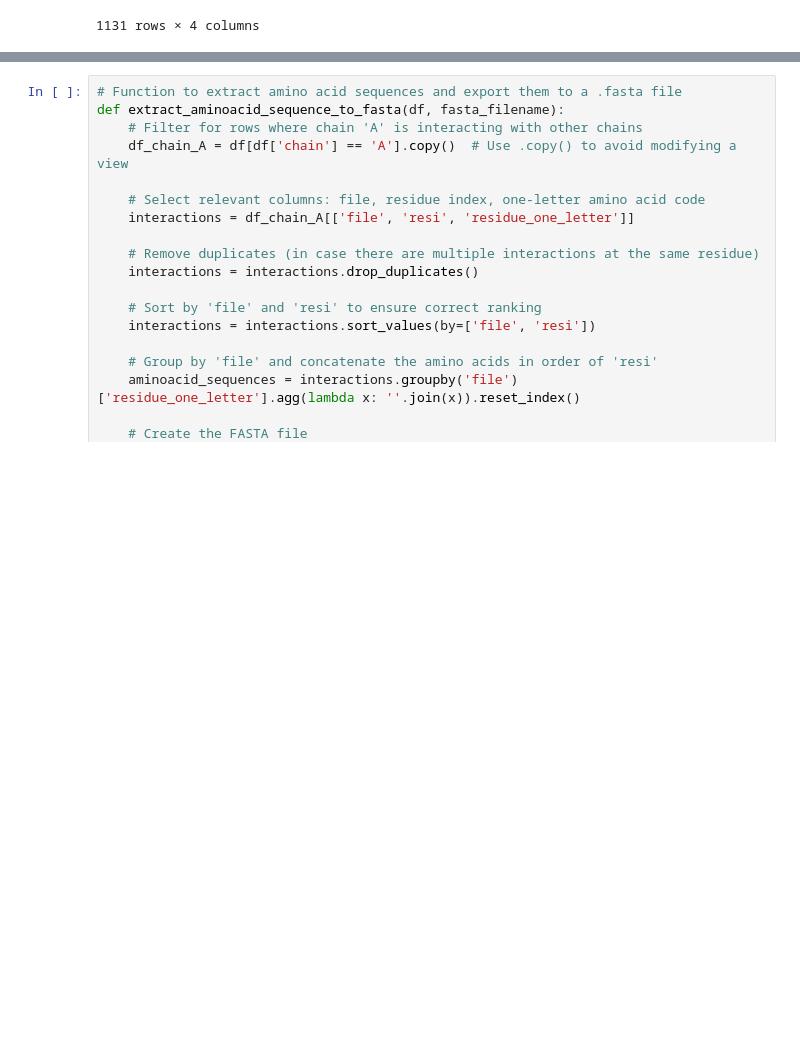
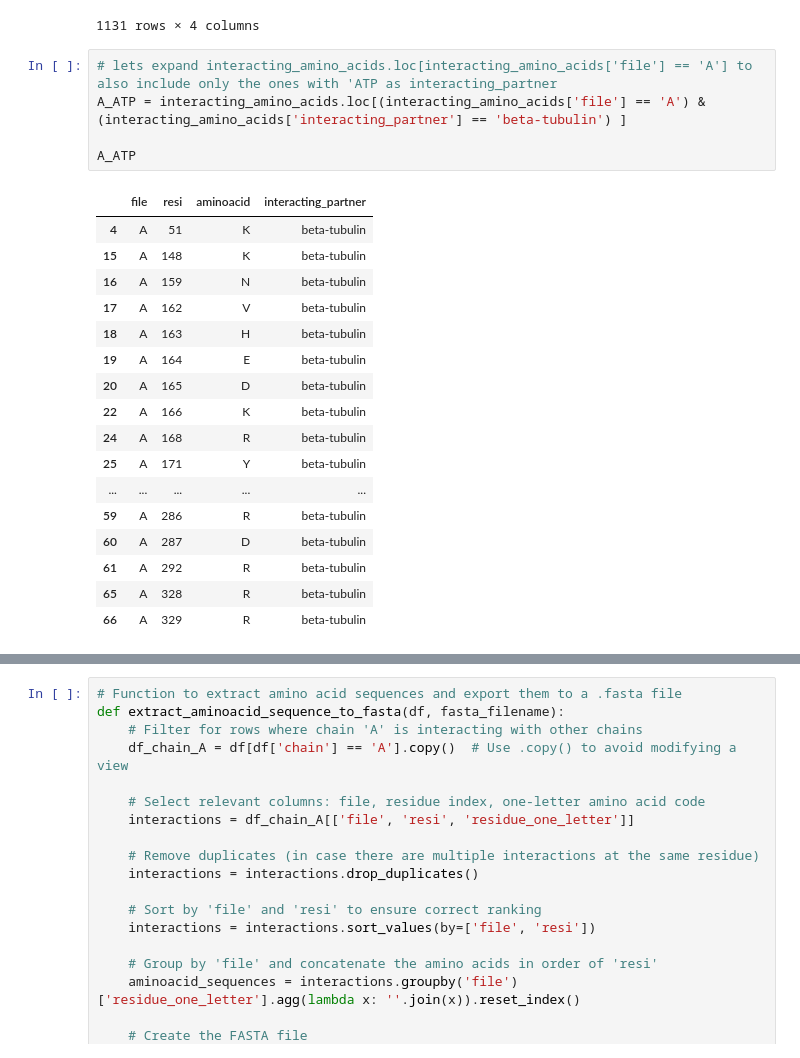
Before and after one commit to dalarios/activedrops, a Jupyter notebook: code/exploratory/3d_structures_analysis.ipynb, the cells around one changed output, grey strips where cells are left out. Drawn from its saved outputs; the diff is of its cells as text; blank space fills up the shorter version.

```diff
--- a/code/exploratory/3d_structures_analysis.ipynb
+++ b/code/exploratory/3d_structures_analysis.ipynb
@@ -196,3 +212,26 @@ interacting_amino_acids
 | 1129 | H | 579 | V | kinesin B |
 | 1130 | H | 580 | P | kinesin B |
 1131 rows × 4 columns
+# %%
+# lets expand interacting_amino_acids.loc[interacting_amino_acids['file'] == 'A'] to also include only the ones with 'ATP as interacting_partner
+A_ATP = interacting_amino_acids.loc[(interacting_amino_acids['file'] == 'A') & (interacting_amino_acids['interacting_partner'] == 'beta-tubulin') ]
+
+A_ATP
+# %% [output]
+|  | file | resi | aminoacid | interacting_partner |
+| 4 | A | 51 | K | beta-tubulin |
+| 15 | A | 148 | K | beta-tubulin |
+| 16 | A | 159 | N | beta-tubulin |
+| 17 | A | 162 | V | beta-tubulin |
+| 18 | A | 163 | H | beta-tubulin |
+| 19 | A | 164 | E | beta-tubulin |
+| 20 | A | 165 | D | beta-tubulin |
+| 22 | A | 166 | K | beta-tubulin |
+| 24 | A | 168 | R | beta-tubulin |
+| 25 | A | 171 | Y | beta-tubulin |
+| ... | ... | ... | ... | ... |
+| 59 | A | 286 | R | beta-tubulin |
+| 60 | A | 287 | D | beta-tubulin |
+| 61 | A | 292 | R | beta-tubulin |
+| 65 | A | 328 | R | beta-tubulin |
+| 66 | A | 329 | R | beta-tubulin |
```
Also changed, not shown: parts of 3 cells of this notebook, 3 other files.
